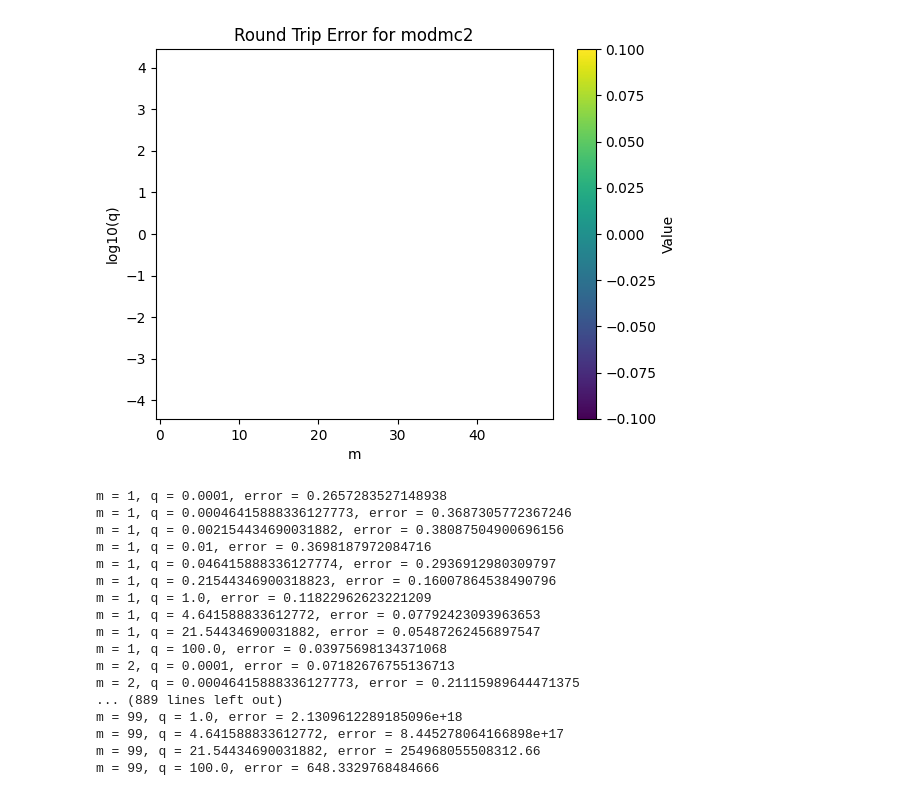
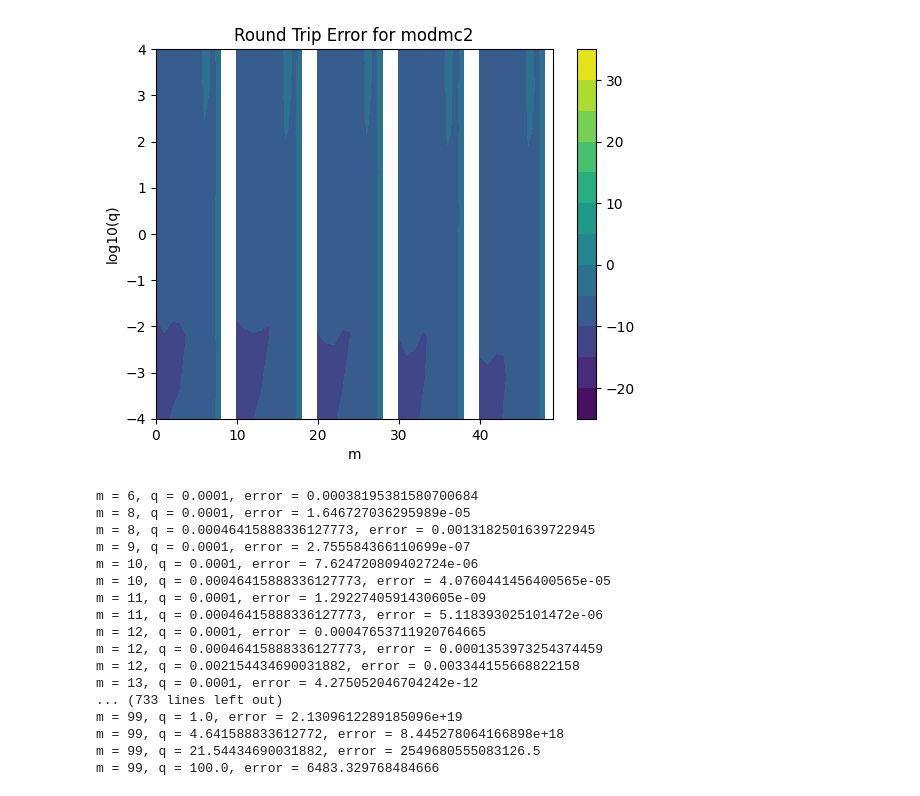
Before and after one commit to brorson/ScipyMathieuTesting, a Jupyter notebook: round_trip_modfuncs.ipynb, the cells around one changed output. Saved outputs shown, nothing was run; the diff lists cells and outputs as text; code cells hidden in the pictures.

Commit message:
changed plot to contour plot

```diff
--- a/round_trip_modfuncs.ipynb
+++ b/round_trip_modfuncs.ipynb
@@ -125,7 +118,7 @@ for m in range(MM):
         a = mathieu_a(m,q)
 
         r = ydd/(h) - (a - 2 * q * np.cosh(2*v)) * y
-        # stddev = np.std(r)
+        stddev = np.std(r)
         l2norm = np.linalg.norm(y, ord=2) / np.sqrt(len(y))
 
         error.append( stddev/np.linalg.norm(y, ord=2))
@@ -152,23 +145,33 @@ m = 49, q = 10000.0, error = nan
 # %%
 import matplotlib.pyplot as plt
 
 M, Q = np.meshgrid(range(MM), qs)
 
 error_array = np.array(error).reshape(M.shape)
 
-fig, ax = plt.subplots()
-im = ax.pcolormesh(range(MM), np.log10(qs), np.log10(error_array), cmap='viridis')
+levels = np.arange(-25, 36, 5)
 
-cbar = fig.colorbar(im, ax=ax)
-cbar.set_label('Value')
+plt.contourf(M, np.log10(Q), np.log10(error_array), levels=levels, cmap='viridis')
+plt.colorbar()
 
-ax.set_title("Round Trip Error for modmc2")
-ax.set_xlabel("m")
-ax.set_ylabel("log10(q)")
+plt.xlabel("m")
+plt.ylabel("log10(q)")
+plt.title("Round Trip Error for modmc2")
 
 plt.show()
+# fig, ax = plt.subplots()
+# im = ax.pcolormesh(range(MM), np.log10(qs), np.log10(error_array), cmap='viridis')
+
+# cbar = fig.colorbar(im, ax=ax)
+# cbar.set_label('Value')
+
+# ax.set_title("Round Trip Error for modmc2")
+# ax.set_xlabel("m")
+# ax.set_ylabel("log10(q)")
+
+# plt.show()
 # %% [output]
-[figure, old version]
+[figure, new version]
 # %%
 import math
 # Round trip modms1
@@ -196,31 +199,31 @@ for m in range(1, MM):
         a = mathieu_b(m,q)
 
         r = ydd/(h) - (a - 2 * q * np.cosh(2*v)) * y
-        # stddev = np.std(r)
-        l2norm = np.linalg.norm(y, ord=2) / np.sqrt(len(y))
+        stddev = np.std(r)
+        l2norm = np.linalg.norm(y, ord=2)
 
 
-        error.append(l2norm)
-        if not np.isclose( l2norm , 0, atol=tol):
+        error.append(stddev / l2norm)
+        if not np.isclose( stddev/ l2norm , 0, atol=tol):
             print(f'm = {m}, q = {q}, error = {l2norm}')
 # %% [output]
-m = 1, q = 0.0001, error = 0.2657283527148938
-m = 1, q = 0.00046415888336127773, error = 0.3687305772367246
-m = 1, q = 0.002154434690031882, error = 0.38087504900696156
-m = 1, q = 0.01, error = 0.3698187972084716
-m = 1, q = 0.046415888336127774, error = 0.2936912980309797
-m = 1, q = 0.21544346900318823, error = 0.16007864538490796
-m = 1, q = 1.0, error = 0.11822962623221209
-m = 1, q = 4.641588833612772, error = 0.07792423093963653
-m = 1, q = 21.54434690031882, error = 0.05487262456897547
-m = 1, q = 100.0, error = 0.03975698134371068
-m = 2, q = 0.0001, error = 0.07182676755136713
-m = 2, q = 0.00046415888336127773, error = 0.21115989644471375
-... (889 lines left out)
-m = 99, q = 1.0, error = 2.1309612289185096e+18
-m = 99, q = 4.641588833612772, error = 8.445278064166898e+17
-m = 99, q = 21.54434690031882, error = 254968055508312.66
-m = 99, q = 100.0, error = 648.3329768484666
+m = 6, q = 0.0001, error = 0.00038195381580700684
+m = 8, q = 0.0001, error = 1.646727036295989e-05
+m = 8, q = 0.00046415888336127773, error = 0.0013182501639722945
+m = 9, q = 0.0001, error = 2.755584366110699e-07
+m = 10, q = 0.0001, error = 7.624720809402724e-06
+m = 10, q = 0.00046415888336127773, error = 4.0760441456400565e-05
+m = 11, q = 0.0001, error = 1.2922740591430605e-09
+m = 11, q = 0.00046415888336127773, error = 5.118393025101472e-06
+m = 12, q = 0.0001, error = 0.00047653711920764665
+m = 12, q = 0.00046415888336127773, error = 0.0001353973254374459
+m = 12, q = 0.002154434690031882, error = 0.003344155668822158
+m = 13, q = 0.0001, error = 4.275052046704242e-12
+... (733 lines left out)
+m = 99, q = 1.0, error = 2.1309612289185096e+19
+m = 99, q = 4.641588833612772, error = 8.445278064166898e+18
+m = 99, q = 21.54434690031882, error = 2549680555083126.5
+m = 99, q = 100.0, error = 6483.329768484666
 # %%
 import matplotlib.pyplot as plt
 
```
Also changed, not shown: parts of 6 cells of this notebook.
